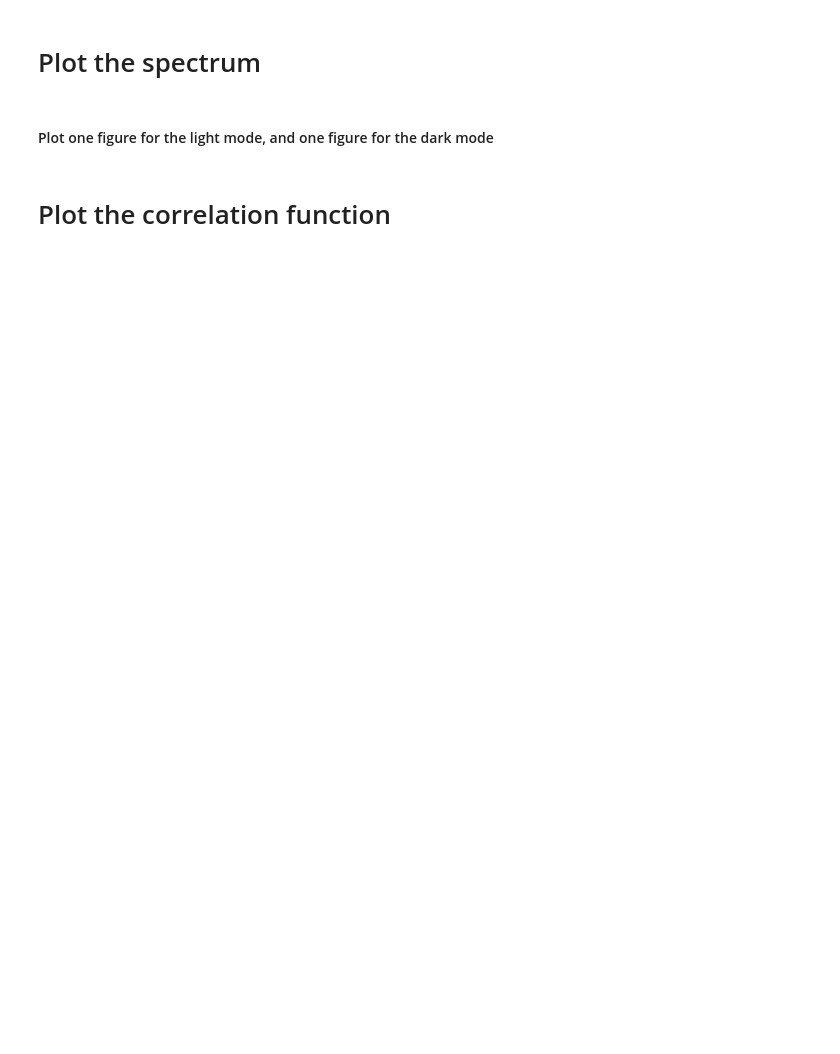
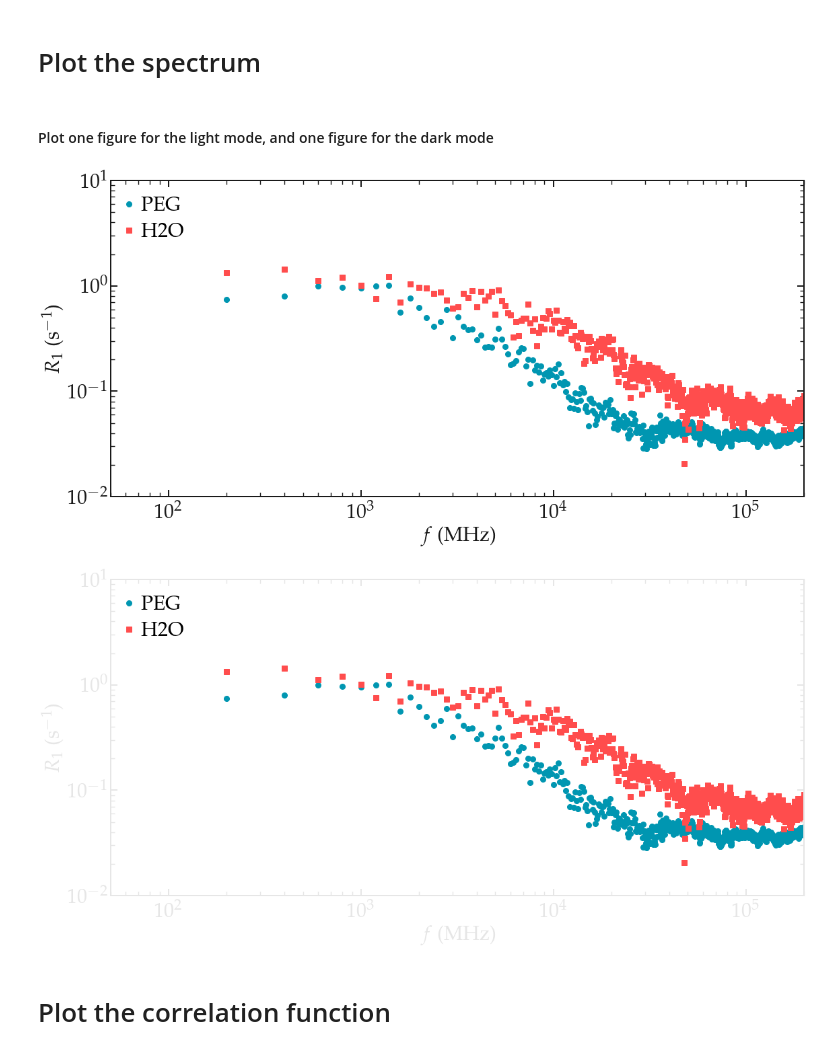
Before and after one commit to simongravelle/nmrformd, a Jupyter notebook: examples/polymer-in-water/analysis.ipynb, the cells around one changed output. Drawn from its saved outputs; the diff is of its cells as text; code cells hidden in the pictures; blank space fills up the shorter version.

```diff
--- a/examples/polymer-in-water/analysis.ipynb
+++ b/examples/polymer-in-water/analysis.ipynb
@@ -9,3 +9,7 @@ datapath = "./lammps-inputs/"
 # %%
-u = mda.Universe(datapath+"topology.data", datapath+"traj.xtc")
+u = mda.Universe(datapath+"prod.tpr", datapath+"prod.xtc")
+# %%
+group_H = u.select_atoms("type H*")
+group_H_water = u.select_atoms("resname SOL and type H*")
+group_H_polymer = u.select_atoms("resname PEG and type H*")
 # %%
@@ -50,3 +25,6 @@ NameError: name 'nmr_result' is not defined
+# %%
+PEG_nmr = nmrmd.NMR(u, group_H_polymer, neighbor_group=group_H) # , number_i=40)
+H2O_nmr = nmrmd.NMR(u, group_H_water, neighbor_group=group_H, number_i=120)
 # %% [markdown]
 # Extract T1
 # %%
@@ -67,6 +50,7 @@ plt.rcParams.update({
 fontsize = 30
 font = {'family': 'sans', 'color':  'black', 'weight': 'normal', 'size': fontsize}
 myblue = [0/ 255, 150/255, 177/ 255]
+myred= [255/ 255, 77/255, 77/ 255]
 lightgray = [0.1, 0.1, 0.1]
 darkgray = [0.9, 0.9, 0.9]
 # %% [markdown]
@@ -76,10 +60,11 @@ for mode, mygray in zip(['light', 'dark'], [lightgray, darkgray]):
 
     fig = plt.figure(figsize=(16, 8))
     ax1 = fig.add_subplot(111)
-    plt.loglog(nmr_result.f[:-60], 1/nmr_result.R1[:-60], 'o', markersize=8, color=myblue)
+    plt.loglog(PEG_nmr.f[:-60], PEG_nmr.R1[:-60], 'o', markersize=8, color=myblue, label=r'PEG')
+    plt.loglog(PEG_nmr.f[:-60], H2O_nmr.R1[:-60], 's', markersize=8, color=myred, label=r'H2O')
     divider = make_axes_locatable(ax1)
     ax1.set_xlabel(r"$f$ (MHz)", fontdict=font)
-    ax1.set_ylabel(r'$T_1$ (s)', fontdict=font)
+    ax1.set_ylabel(r'$R_1$ (s$^{-1}$)', fontdict=font)
     plt.xticks(fontsize=fontsize)
     plt.yticks(fontsize=fontsize)
     #plt.ylim(5, 65)
@@ -87,37 +72,45 @@ for mode, mygray in zip(['light', 'dark'], [lightgray, darkgray]):
     ax1.tick_params('both', length=10, width=2, which='major', direction='in')
     ax1.tick_params('both', length=6, width=1.4, which='minor', direction='in')
     ax1.xaxis.set_ticks_position('both')
     ax1.yaxis.set_ticks_position('both')
     ax1.spines["top"].set_linewidth(2)
     ax1.spines["bottom"].set_linewidth(2)
     ax1.spines["left"].set_linewidth(2)
     ax1.spines["right"].set_linewidth(2)
     #ax1.set_xticks([0, 5, 10, 15, 20])
     #ax1.set_yticks([0, 0.4, 0.8, 1.2, 1.6])
     #minor_locator_y = AutoMinorLocator(2)
     #ax1.yaxis.set_minor_locator(minor_locator_y)
     #minor_locator_x = AutoMinorLocator(2)
     #ax1.xaxis.set_minor_locator(minor_locator_x)
     ax1.xaxis.label.set_color(mygray)
     ax1.yaxis.label.set_color(mygray)
     ax1.tick_params(axis='x', colors=mygray)
     ax1.tick_params(axis='y', colors=mygray)
     ax1.spines['left'].set_color(mygray)
     ax1.spines['top'].set_color(mygray)
     ax1.spines['bottom'].set_color(mygray)
     ax1.spines['right'].set_color(mygray)
     ax1.tick_params(axis='y', which='both', colors=mygray)
     ax1.tick_params(axis='x', which='both', colors=mygray)
     ax1.tick_params(axis='x', pad=10)
-    plt.xlim(5e2, 5e5)
-    plt.ylim(1, 100)
+    plt.xlim(5e1, 2e5)
+    plt.ylim(0.01, 10)
+
+    ax1.legend(frameon=False, fontsize=fontsize,
+            loc='upper left', handletextpad=0.5,
+            handlelength = 0.2, borderpad = 0.3,
+            labelspacing=0.3)
 
     fig.tight_layout()
     if mode == 'light':
-        plt.savefig('figures/T1-light.png', bbox_inches = 'tight', pad_inches = 0.057, transparent=True)
+        plt.savefig('figures/R1-light.png', bbox_inches = 'tight', pad_inches = 0.057, transparent=True)
     else:
-        plt.savefig('figures/T1-dark.png', bbox_inches = 'tight', pad_inches = 0.057, transparent=True)
+        plt.savefig('figures/R1-dark.png', bbox_inches = 'tight', pad_inches = 0.057, transparent=True)
     plt.show()
+# %% [output]
+[figure, added]
+[figure, added]
 # %% [markdown]
 # Plot the correlation function
 # %%
```
Also changed, not shown: parts of 12 cells of this notebook, 5 other files.
